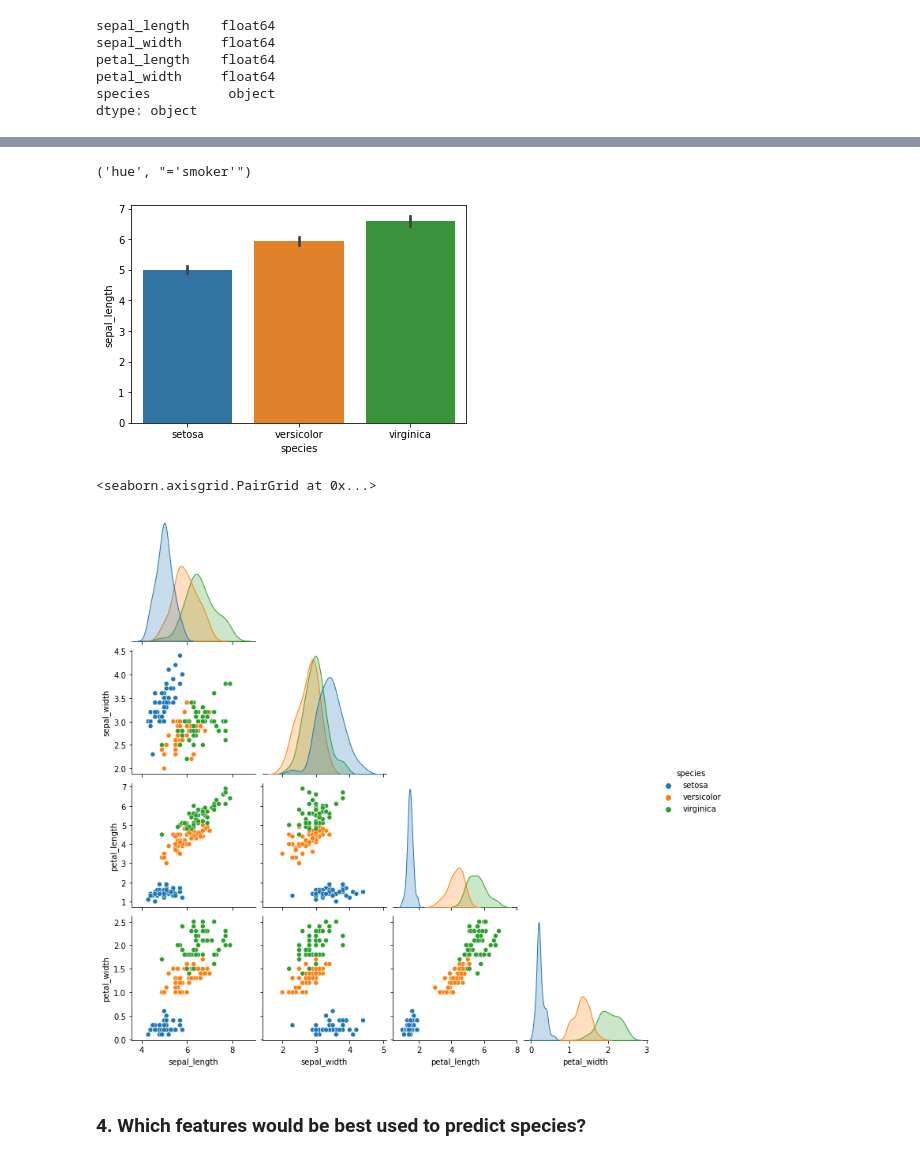
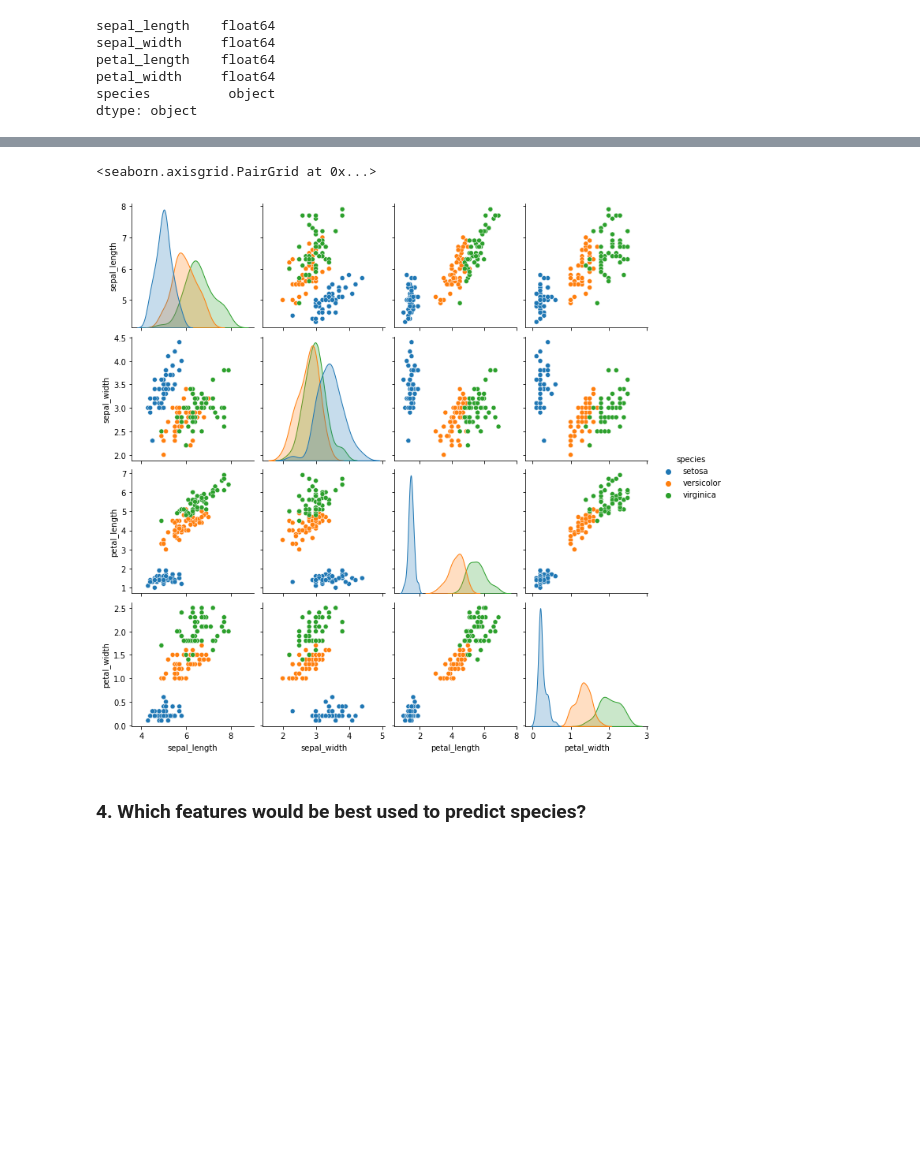
Before and after one commit to Severina7/numpy-pandas-visualization-exercises, a Jupyter notebook: seaborn_exercises.ipynb, the cells around one changed output, grey strips where cells are left out. Saved outputs shown, nothing was run; the diff lists cells and outputs as text; code cells hidden in the pictures; blank space fills up the shorter version.

Commit message:
Adding continued exercises on seaborn and and draft file

```diff
--- a/seaborn_exercises.ipynb
+++ b/seaborn_exercises.ipynb
@@ -110,13 +126,8 @@ dtype: object
 # %%
-sns.barplot(data = iris, x = 'species', y = 'sepal_length')
+sns.pairplot(iris, hue = 'species')
 # %% [output]
-('hue', "='smoker'")
+<seaborn.axisgrid.PairGrid at 0x...>
-[figure, old version]
+[figure, new version]
-# %%
-sns.pairplot(iris, hue = 'species', corner = True)
-# %% [output]
-<seaborn.axisgrid.PairGrid at 0x...>
-[figure, removed]
 # %% [markdown]
 ### 4. Which features would be best used to predict species?
 # %% [markdown]
```
Also changed, not shown: parts of 12 cells of this notebook, 1 other file.
